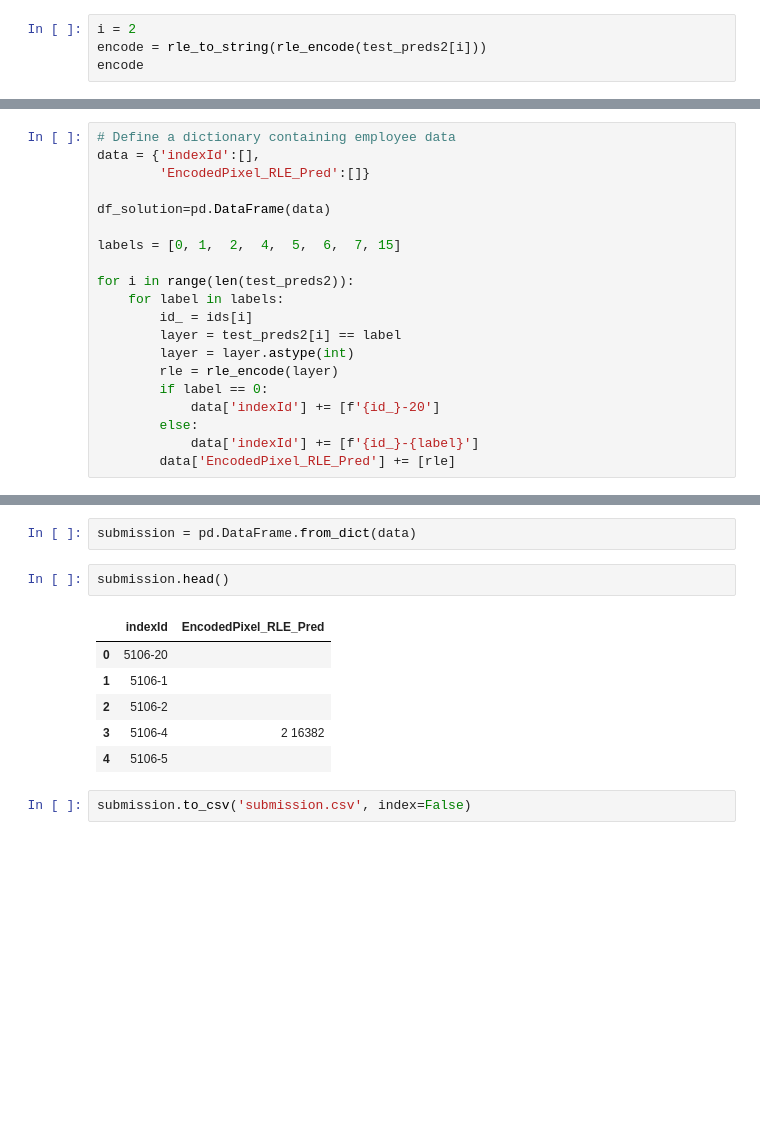
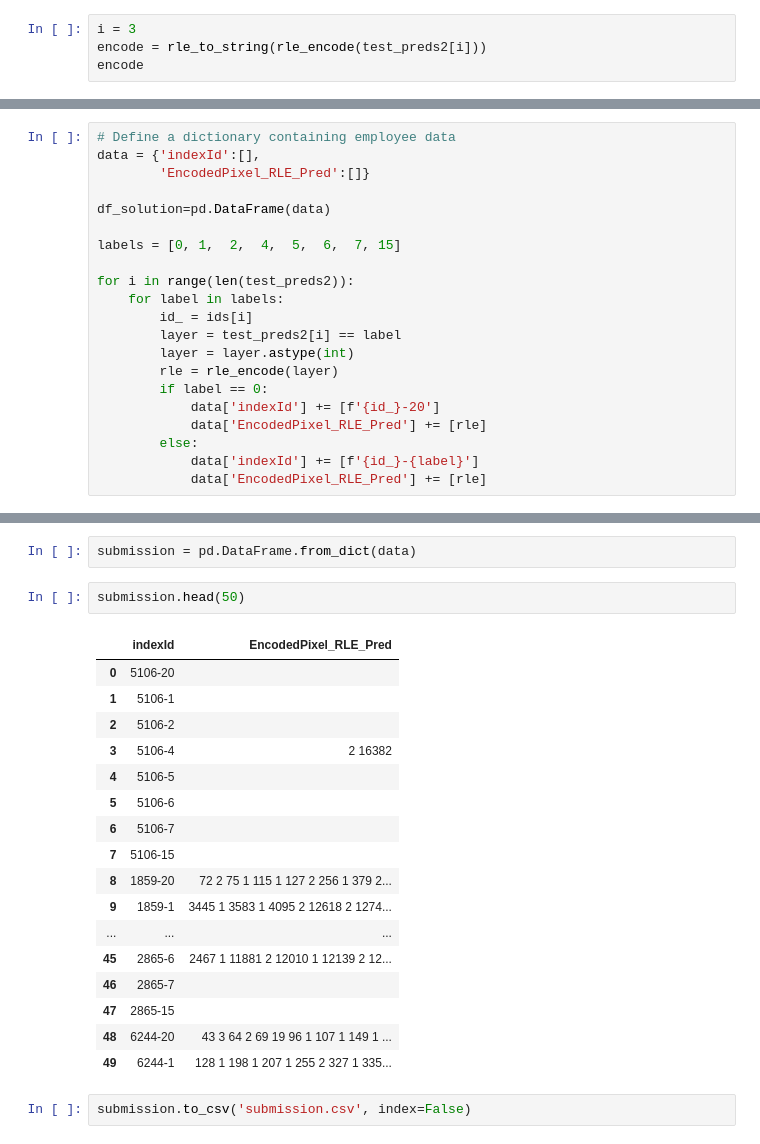
Before and after one commit to PrinceJavier/datos_segmentation, a Jupyter notebook: datos.model_pred.ipynb, the cells around one changed output, grey strips where cells are left out. Cells and saved outputs as stored; diff of their text form; blank space fills up the shorter version.

```diff
--- a/datos.model_pred.ipynb
+++ b/datos.model_pred.ipynb
@@ -206,5 +206,5 @@ plt.imshow(test_preds2[i])
 # %%
-i = 2
+i = 3
 encode = rle_to_string(rle_encode(test_preds2[i]))
 encode
 # %% [output]
@@ -247,6 +255,7 @@ for i in range(len(test_preds2)):
         rle = rle_encode(layer)
         if label == 0:
             data['indexId'] += [f'{id_}-20']
+            data['EncodedPixel_RLE_Pred'] += [rle]
         else:
             data['indexId'] += [f'{id_}-{label}']
-        data['EncodedPixel_RLE_Pred'] += [rle]
+            data['EncodedPixel_RLE_Pred'] += [rle]
@@ -253,14 +271,25 @@ for i in range(len(test_preds2)):
 # %%
 submission = pd.DataFrame.from_dict(data)
 # %%
-submission.head()
+submission.head(50)
 # %% [output]
 |  | indexId | EncodedPixel_RLE_Pred |
 | 0 | 5106-20 |  |
 | 1 | 5106-1 |  |
 | 2 | 5106-2 |  |
 | 3 | 5106-4 | 2 16382 |
 | 4 | 5106-5 |  |
+| 5 | 5106-6 |  |
+| 6 | 5106-7 |  |
+| 7 | 5106-15 |  |
+| 8 | 1859-20 | 72 2 75 1 115 1 127 2 256 1 379 2... |
+| 9 | 1859-1 | 3445 1 3583 1 4095 2 12618 2 1274... |
+| ... | ... | ... |
+| 45 | 2865-6 | 2467 1 11881 2 12010 1 12139 2 12... |
+| 46 | 2865-7 |  |
+| 47 | 2865-15 |  |
+| 48 | 6244-20 | 43 3 64 2 69 19 96 1 107 1 149 1 ... |
+| 49 | 6244-1 | 128 1 198 1 207 1 255 2 327 1 335... |
 # %%
 submission.to_csv('submission.csv', index=False)
 # %%
```
Also changed, not shown: parts of 8 cells of this notebook, 1 other file.
